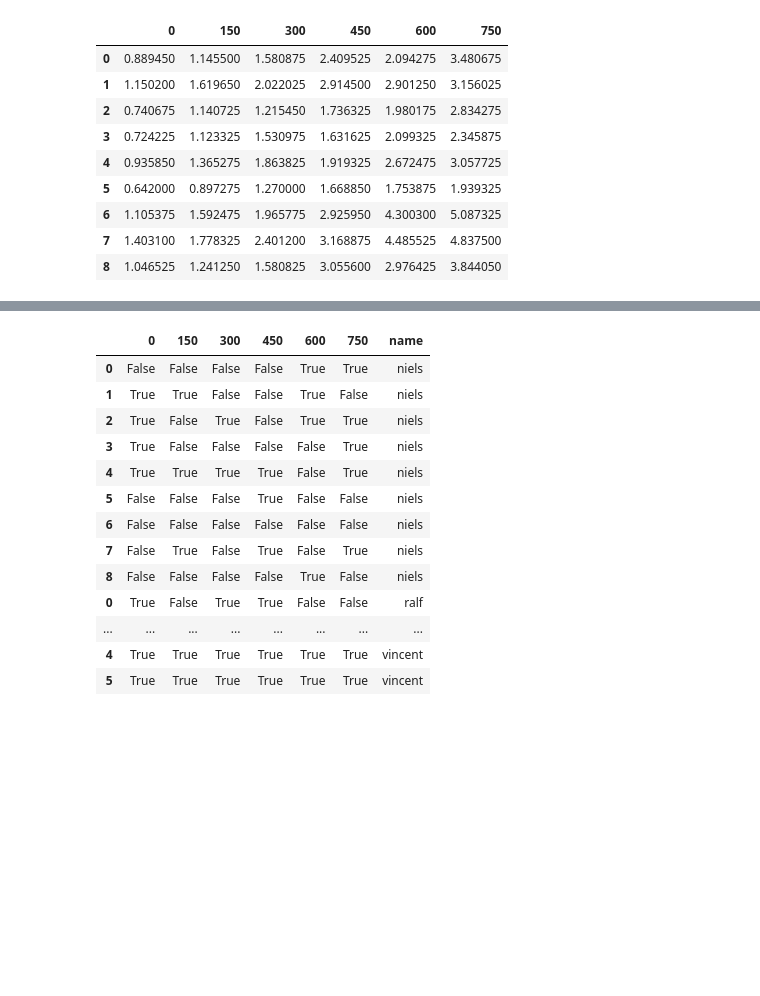
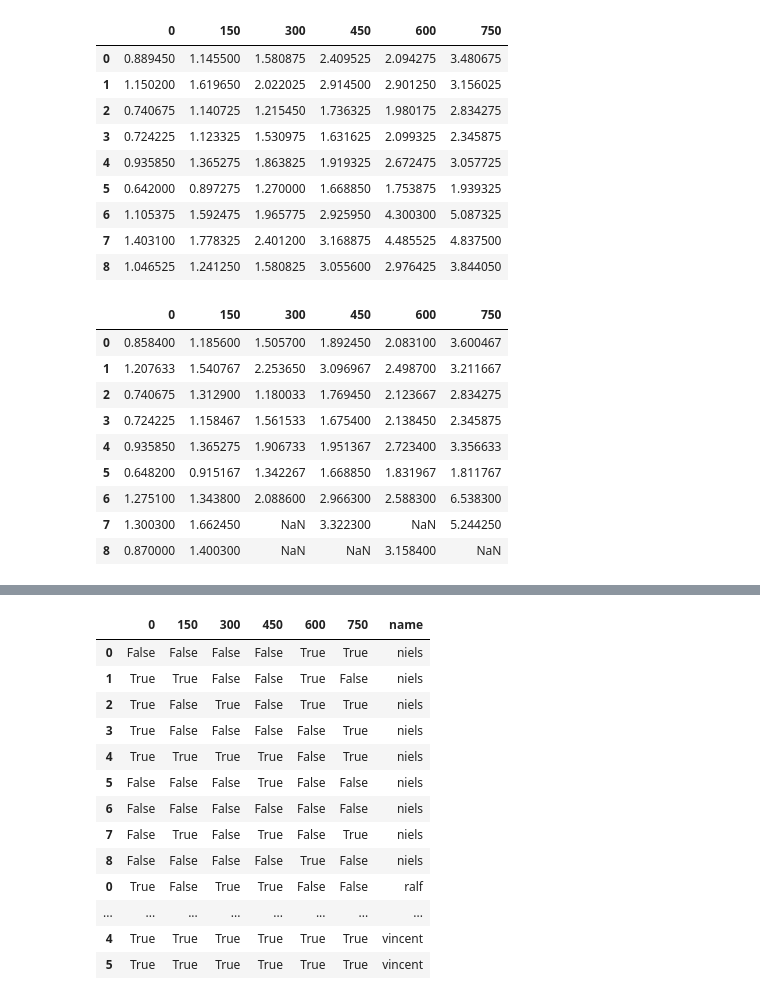
Before and after one commit to vimodev/2IMV25, a Jupyter notebook: Analysis/analysis.ipynb, the cells around one changed output, grey strips where cells are left out. Saved outputs shown, nothing was run; the diff lists cells and outputs as text; code cells hidden in the pictures; blank space fills up the shorter version.

```diff
--- a/Analysis/analysis.ipynb
+++ b/Analysis/analysis.ipynb
@@ -3,7 +3,7 @@
 # C1 = 1.0
 # C2 = 1.0
 # C3 = 1.0
-# C4 = 1.0
+C4 = 1.0
 # DeviceLag = 0.0
 # FrameInterval = 1.0/90.0
 # MachineLag = DeviceLag + FrameInterval*0.75
@@ -13,8 +13,8 @@
 #     return math.log2(D/min(W) + C4)
 #
 # # as the target is a round ball rather than some other shape, we know W1=W2=W3, we can simply not use a tuple for W
-# def ID(D, W):
-#     return math.log2(D/W+C4)
+def ID(D, W):
+    return math.log2(D/W+C4)
 #
 # # we can simply use the 1D fitts' law as widths are equal
 # def fitts_3D(D, W):
@@ -53,12 +53,16 @@ def ingest():
                lines = f.readlines()
                data = {'time': [], 'position': []}
                prev_time = -1
-               for line in lines:
+               num_lines = len(lines)
+               for n, line in enumerate(lines):
                    line_split = line.split(';')
                    time = float(line_split[0])
                    position = eval(line_split[1])
                    if time == prev_time:
-                       data['position'][-1] = tuple(mean((position, data['position'][-1]), axis=0))
+                       if n != num_lines:
+                           data['position'][-1] = tuple(mean((position, data['position'][-1]), axis=0))
+                       else:
+                           data['position'][-1] = position
                    else:
                        data['time'].append(time)
                        data['position'].append(position)
@@ -70,6 +74,7 @@ def ingest():
                current_data['final_position'] = data['position'][-1]
                current_data['distance'] = distance(data['position'][-1], current_data['Target'])
                current_data['success'] = current_data['distance'] <= current_data['TargetSize'] / 2
+               current_data['ID'] = ID(distance(current_data['Source'], current_data['Target']), current_data['TargetSize'])
                experiment_data[dir].append(current_data)
                f.close()
     return experiment_data
@@ -183,3 +191,28 @@ latencydf
 | 6 | 1.105375 | 1.592475 | 1.965775 | 2.925950 | 4.300300 | 5.087325 |
 | 7 | 1.403100 | 1.778325 | 2.401200 | 3.168875 | 4.485525 | 4.837500 |
 | 8 | 1.046525 | 1.241250 | 1.580825 | 3.055600 | 2.976425 | 3.844050 |
+# %%
+latencydf_noerror = pd.DataFrame()
+
+for latency in range(6):
+    avg_times = []
+    for experiment in range(9):
+        times = []
+        for name in names:
+            if results[name]['success'][experiment][latency]:
+                times.append(results[name]['time_per_latency'][latencies[latency]][experiment])
+        avg_times.append(np.mean(times)) if len(times) > 0 else avg_times.append(None)
+    latencydf_noerror[latency] = pd.Series(avg_times)
+latencydf_noerror.columns = latencies
+latencydf_noerror
+# %% [output]
+|  | 0 | 150 | 300 | 450 | 600 | 750 |
+| 0 | 0.858400 | 1.185600 | 1.505700 | 1.892450 | 2.083100 | 3.600467 |
+| 1 | 1.207633 | 1.540767 | 2.253650 | 3.096967 | 2.498700 | 3.211667 |
+| 2 | 0.740675 | 1.312900 | 1.180033 | 1.769450 | 2.123667 | 2.834275 |
+| 3 | 0.724225 | 1.158467 | 1.561533 | 1.675400 | 2.138450 | 2.345875 |
+| 4 | 0.935850 | 1.365275 | 1.906733 | 1.951367 | 2.723400 | 3.356633 |
+| 5 | 0.648200 | 0.915167 | 1.342267 | 1.668850 | 1.831967 | 1.811767 |
+| 6 | 1.275100 | 1.343800 | 2.088600 | 2.966300 | 2.588300 | 6.538300 |
+| 7 | 1.300300 | 1.662450 | NaN | 3.322300 | NaN | 5.244250 |
+| 8 | 0.870000 | 1.400300 | NaN | NaN | 3.158400 | NaN |
```
Also changed, not shown: parts of 10 cells of this notebook, 1 other file.
